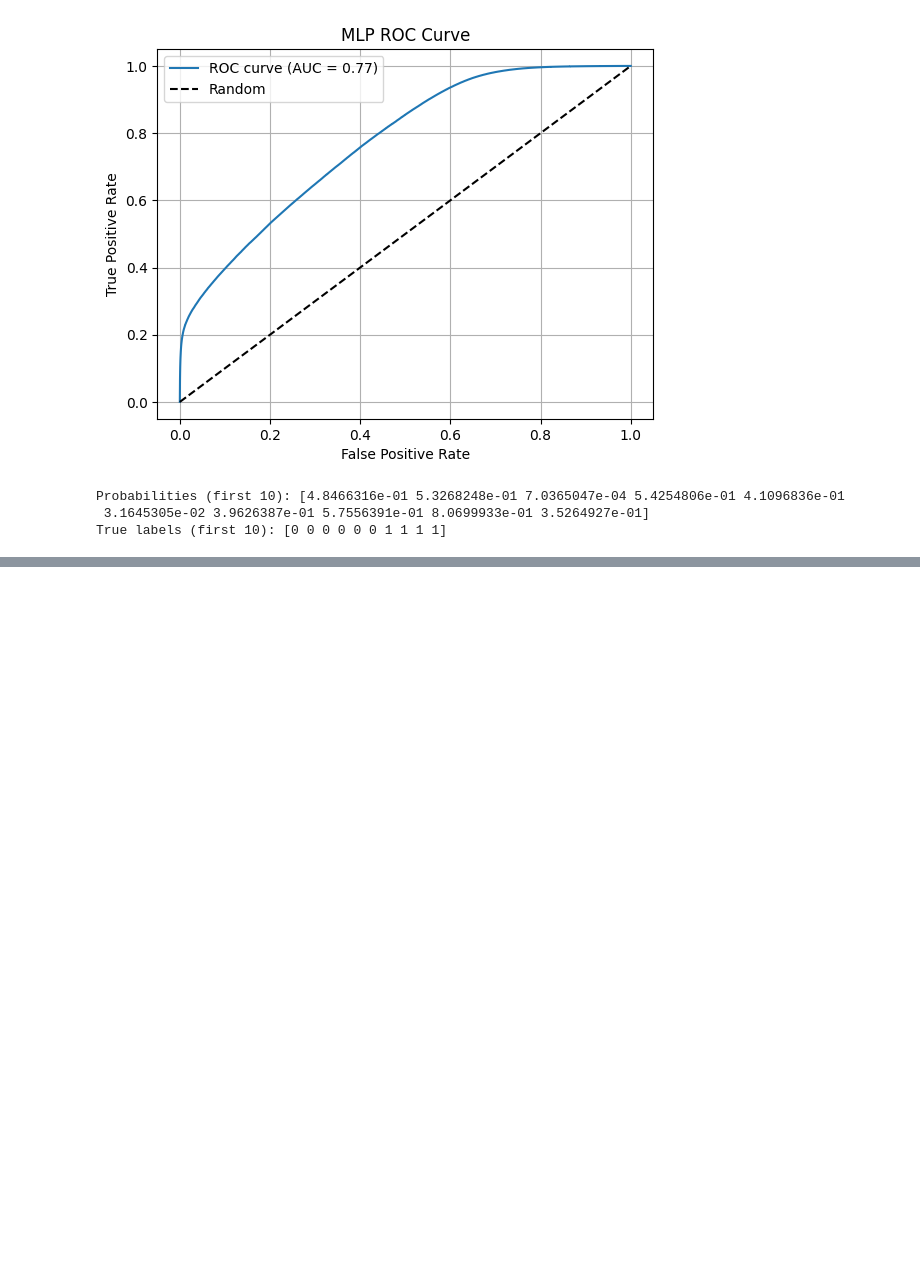
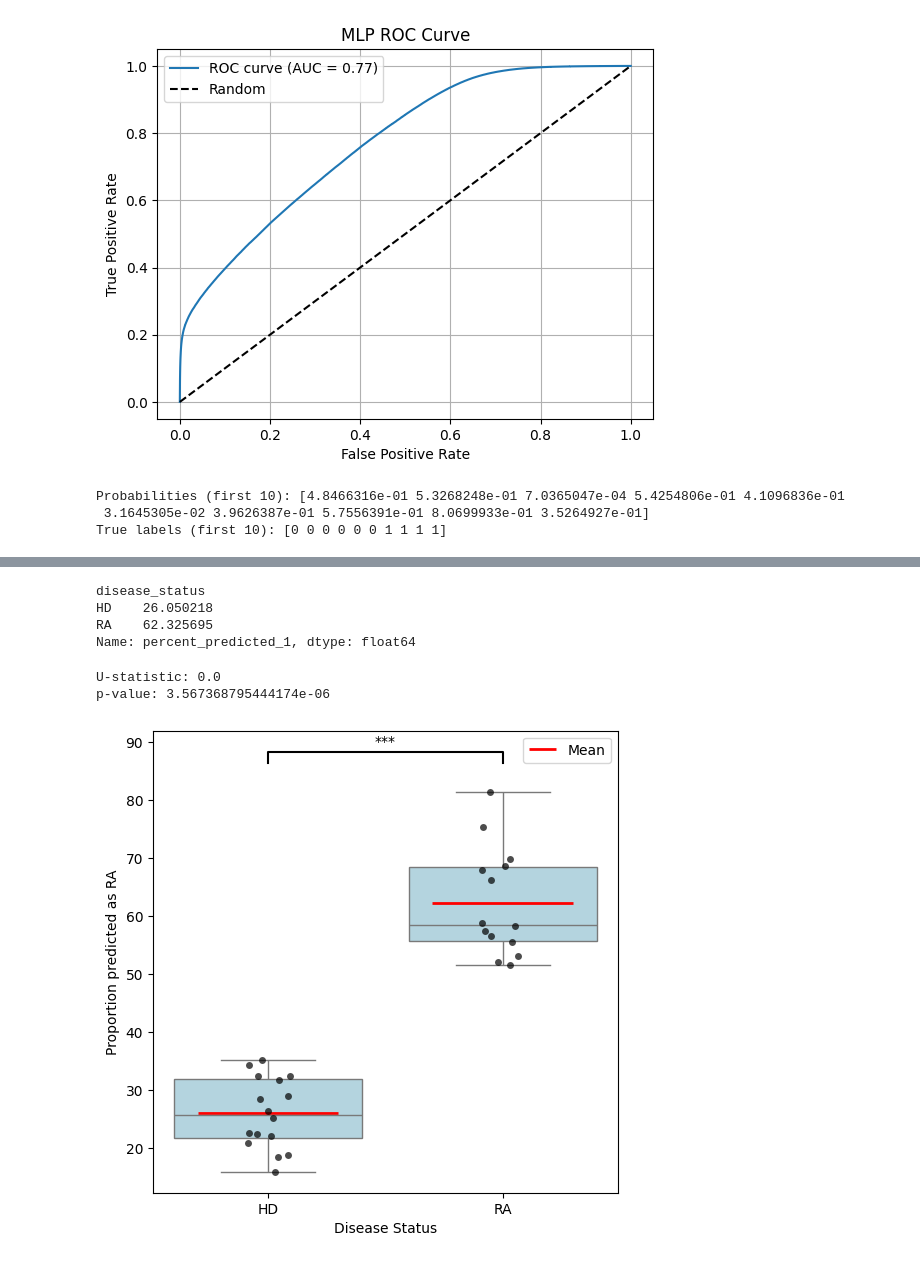
Before and after one commit to lewisl23/BCR-classification-model, a Jupyter notebook: model_training/MLP_sigmoid/mlp_pytorch.ipynb, the cells around one changed output, grey strips where cells are left out. Drawn from its saved outputs; the diff is of its cells as text; code cells hidden in the pictures; blank space fills up the shorter version.

```diff
--- a/model_training/MLP_sigmoid/mlp_pytorch.ipynb
+++ b/model_training/MLP_sigmoid/mlp_pytorch.ipynb
@@ -610,0 +621,2 @@ True labels (first 10): [0 0 0 0 0 0 1 1 1 1]
+# %%
+complete_testing_set = pd.read_csv("/home/s2106664/msc_project/training_testing_dataset/complete_testing.csv")
@@ -610,0 +640,3 @@ True labels (first 10): [0 0 0 0 0 0 1 1 1 1]
+# %%
+grouped_testing = complete_testing_set.sort_values("Sample_id")
+grouped_testing
@@ -610,0 +657,6 @@ True labels (first 10): [0 0 0 0 0 0 1 1 1 1]
+# %%
+percentage_1 = (
+    grouped_testing.groupby("Sample_id")["predicted"].value_counts(normalize=True).unstack(fill_value=0)[1] * 100
+)
+percentage_1 = percentage_1.reset_index().rename(columns={1: "percent_predicted_1"})
+percentage_1
@@ -610,0 +715,55 @@ True labels (first 10): [0 0 0 0 0 0 1 1 1 1]
+# %%
+group_means = percentage_1.groupby("disease_status")["percent_predicted_1"].mean()
+group_means
+# %% [output]
+disease_status
+HD    26.050218
+RA    62.325695
+Name: percent_predicted_1, dtype: float64
+# %%
+control_group = percentage_1[percentage_1["disease_status"] == "HD"]["percent_predicted_1"]
+ra_group = percentage_1[percentage_1["disease_status"] == "RA"]["percent_predicted_1"]
+group1 = control_group.values
+group2 = ra_group.values
+
+u_stat, p_value = mannwhitneyu(group1, group2, alternative='two-sided')
+print("U-statistic:", u_stat)
+print("p-value:", p_value)
+# %% [output]
+U-statistic: 0.0
+p-value: 3.567368795444174e-06
+# %%
+plt.figure(figsize=(6, 6))
+sns.boxplot(x="disease_status", y="percent_predicted_1", data=percentage_1, color="lightblue", order = ["HD", "RA"])  # boxplot without outlier dots
+sns.stripplot(x="disease_status", y="percent_predicted_1", data=percentage_1, color="black", alpha=0.7, jitter=True)
+
+group_means = percentage_1.groupby("disease_status")["percent_predicted_1"].mean()
+
+# Add horizontal lines at group means
+for i, group in enumerate(["HD", "RA"]):
+    mean_val = group_means[group]
+    plt.hlines(y=mean_val, xmin=i - 0.3, xmax=i + 0.3, colors="red", linestyles="-", linewidth=2, label="Mean" if i == 0 else "")
+
+# Determine significance level
+if p_value < 0.001:
+    stars = '***'
+elif p_value < 0.01:
+    stars = '**'
+elif p_value < 0.05:
+    stars = '*'
+else:
+    stars = 'ns'
+
+# Add significance line
+x1, x2 = 0, 1  # 'HD' and 'RA' positions
+y, h, col = percentage_1['percent_predicted_1'].max() + 5, 2, 'black'
+plt.plot([x1, x1, x2, x2], [y, y+h, y+h, y], lw=1.5, c=col)
+plt.text((x1+x2)*.5, y+h+0.5, stars, ha='center', va='bottom', color=col)
+
+plt.legend()
+plt.ylabel("Proportion predicted as RA")
+plt.xlabel("Disease Status")
+plt.savefig("MLP_box_plot.png", dpi=300, bbox_inches='tight')
+plt.show()
+# %% [output]
+[figure, added]
```
Also changed, not shown: parts of 20 cells of this notebook.
